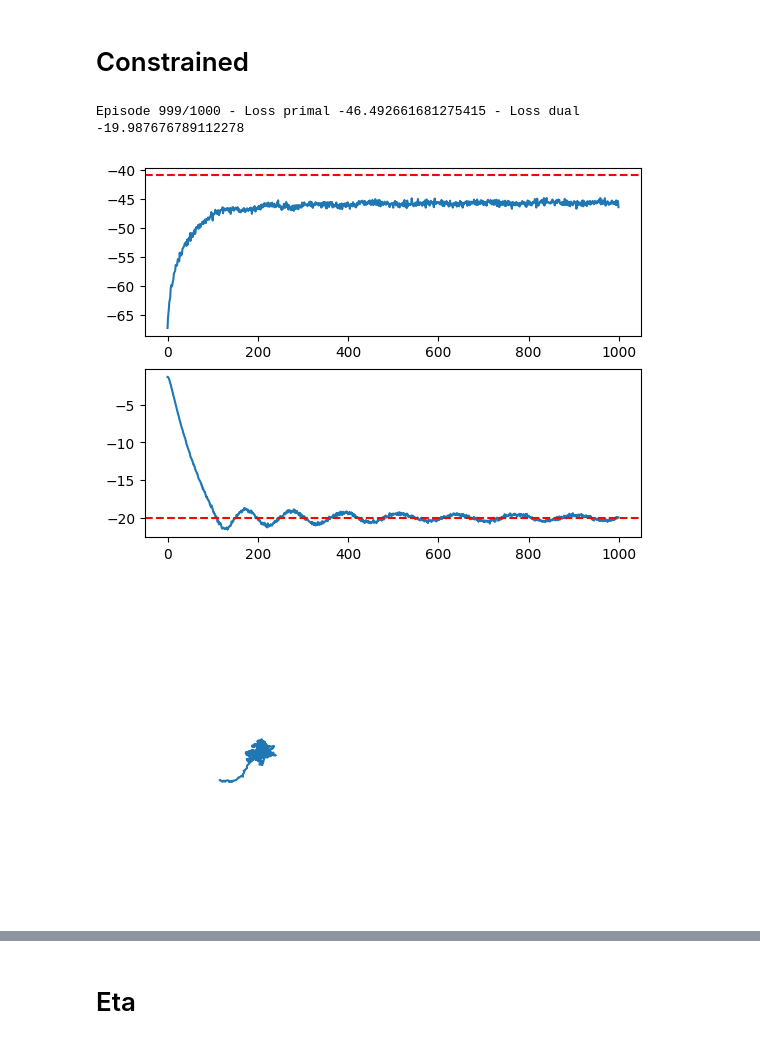
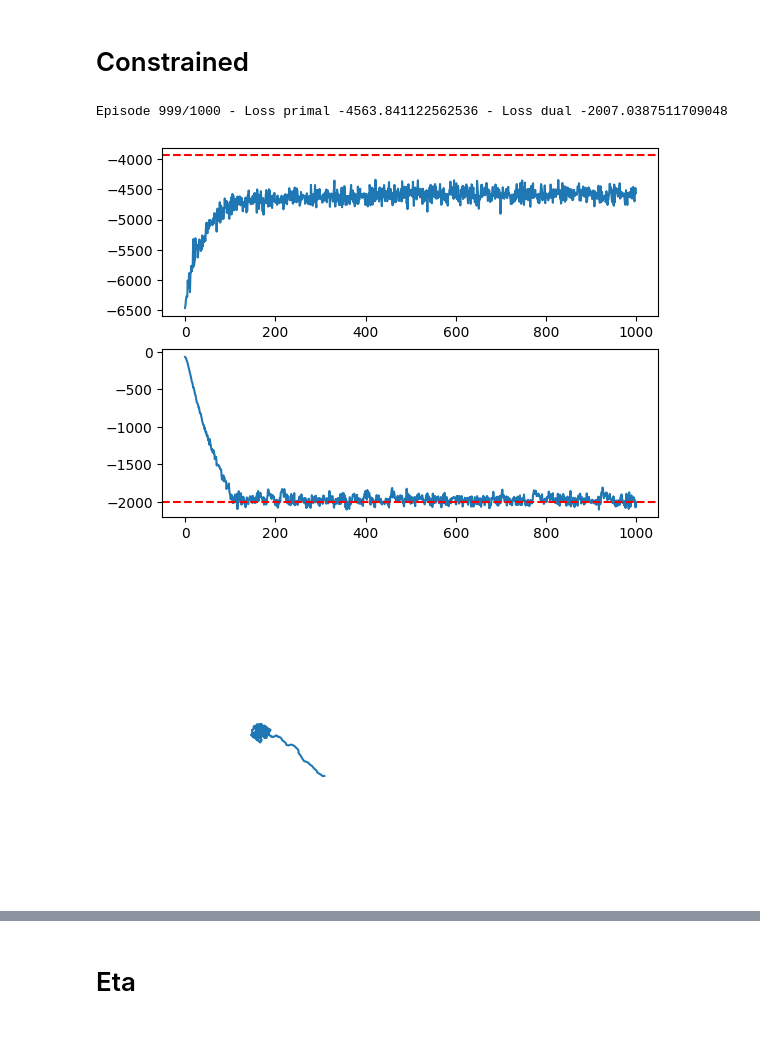
Before and after one commit to sergiorozada12/d-pg-pd, a Jupyter notebook: experiments/EXP1_vel_DPGPD.ipynb, the cells around one changed output, grey strips where cells are left out. Drawn from its saved outputs; the diff is of its cells as text; code cells hidden in the pictures.

```diff
--- a/experiments/EXP1_vel_DPGPD.ipynb
+++ b/experiments/EXP1_vel_DPGPD.ipynb
@@ -121,8 +124,9 @@ plt.show()
 # Constrained
 # %%
 epochs = 1_000
-n = 10_000
-b = -20
+n = 1_000
+b = -2_000
+eta=0.01
 
 env = RobotWorld()
 sampler = Sampler(env, gamma)
@@ -130,29 +134,29 @@ dpgpd = Dpgpd(env, eta, tau, gamma, b, G1, G2, R1, R2)
 
 K, lmbda, losses_primal, losses_dual = dpgpd.train_constrained(epochs, n)
 # %% [output]
-Episode 999/1000 - Loss primal -46.492661681275415 - Loss dual -19.987676789112278
+Episode 999/1000 - Loss primal -4563.841122562536 - Loss dual -2007.0387511709048
 # %%
 fig, axes = plt.subplots(nrows=2, ncols=1)
 axes = axes.flatten()
 axes[0].plot(losses_primal)
-axes[0].axhline(y=-41, color='r', linestyle='--')
+axes[0].axhline(y=opt_lqr, color='r', linestyle='--')
 axes[1].plot(losses_dual)
 axes[1].axhline(y=b, color='r', linestyle='--')
 plt.show()
 # %% [output]
-[figure, old version]
+[figure, new version]
 # %%
 T = 1_000
-states, actions = sampler.sample_trajectory(env, K, T)
+states, actions = sampler.sample_trajectory(K, T)
 plt.figure(figsize=[4, 4])
 plt.scatter([0], [0], marker='*')
 plt.plot(states[:, 0], states[:, 1])
-plt.xlim(-1, 1)
-plt.ylim(-1, 1)
+plt.xlim(-10, 10)
+plt.ylim(-10, 10)
 plt.axis('off')
 plt.show()
 # %% [output]
-[figure, old version]
+[figure, new version]
 # %%
 fig, axes = plt.subplots(nrows=2, ncols=2, figsize=[8, 4])
 
```
Also changed, not shown: parts of 10 cells of this notebook, 12 other files.
